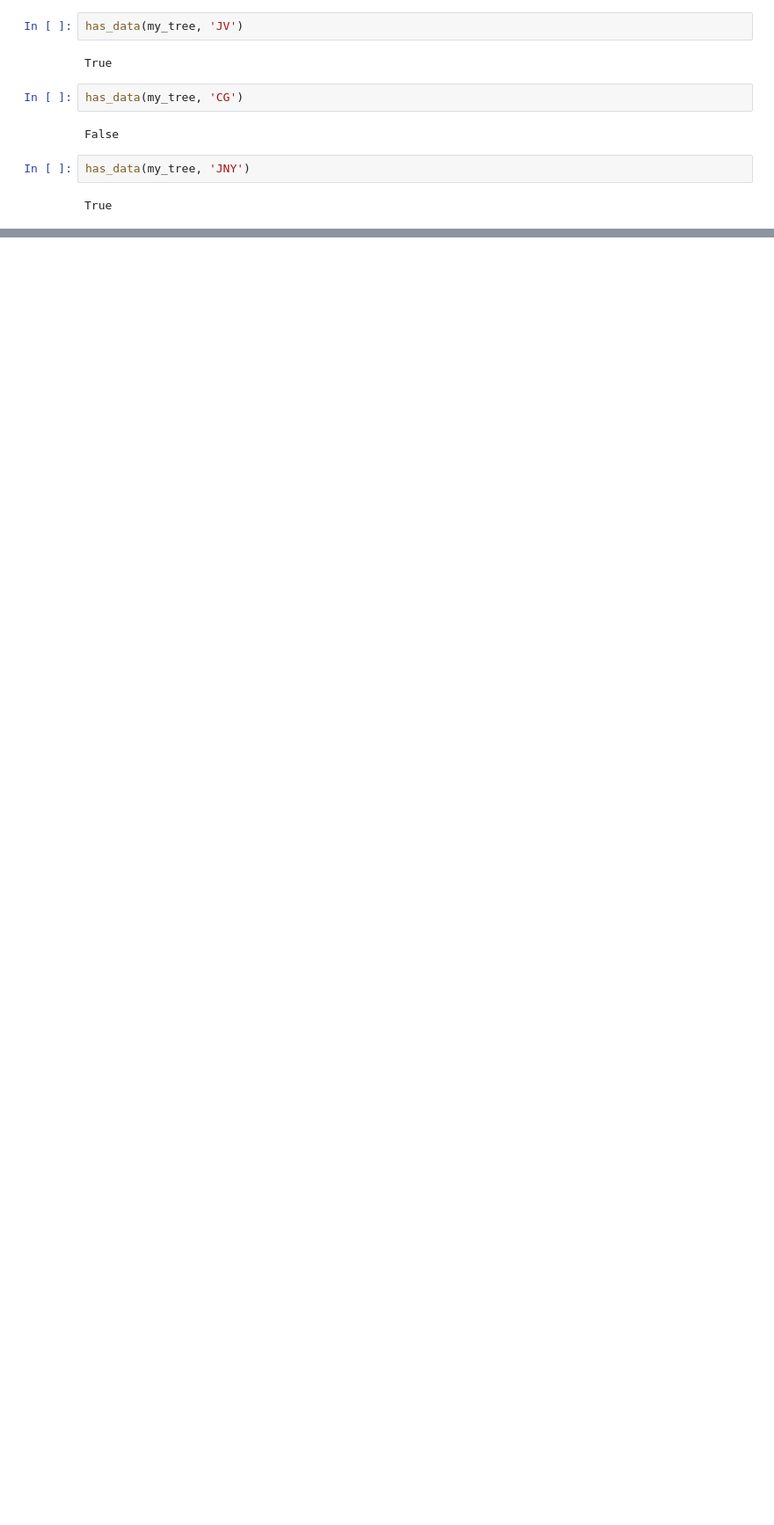
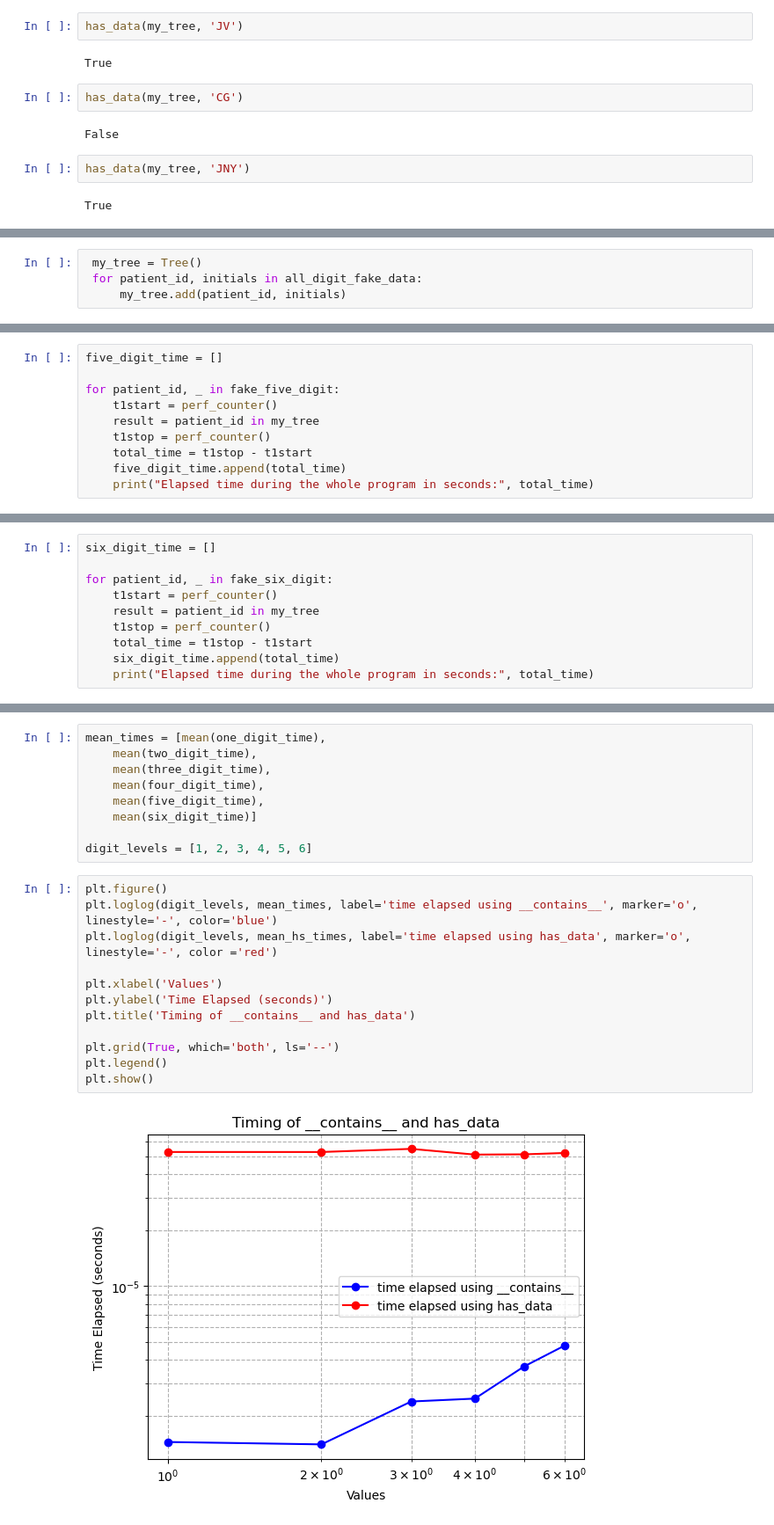
Before and after one commit to gheenc/Computational-Methods, a Jupyter notebook: pset1/set1 problem 4.ipynb, the cells around one changed output, grey strips where cells are left out. Shown at 88% size. Saved outputs shown, nothing was run; the diff lists cells and outputs as text; blank space fills up the shorter version.

```diff
--- a/pset1/set1 problem 4.ipynb
+++ b/pset1/set1 problem 4.ipynb
@@ -229,0 +285,4 @@ ValueError: x and y must have same first dimension, but have shapes (10,) and (1
+# %%
+ my_tree = Tree()
+ for patient_id, initials in all_digit_fake_data:
+     my_tree.add(patient_id, initials)
@@ -229,0 +401,10 @@ ValueError: x and y must have same first dimension, but have shapes (10,) and (1
+# %%
+five_digit_time = []
+
+for patient_id, _ in fake_five_digit:
+    t1start = perf_counter()
+    result = patient_id in my_tree
+    t1stop = perf_counter()
+    total_time = t1stop - t1start
+    five_digit_time.append(total_time)
+    print("Elapsed time during the whole program in seconds:", total_time)
@@ -229,0 +429,10 @@ ValueError: x and y must have same first dimension, but have shapes (10,) and (1
+# %%
+six_digit_time = []
+
+for patient_id, _ in fake_six_digit:
+    t1start = perf_counter()
+    result = patient_id in my_tree
+    t1stop = perf_counter()
+    total_time = t1stop - t1start
+    six_digit_time.append(total_time)
+    print("Elapsed time during the whole program in seconds:", total_time)
@@ -229,0 +457,23 @@ ValueError: x and y must have same first dimension, but have shapes (10,) and (1
+# %%
+mean_times = [mean(one_digit_time),
+    mean(two_digit_time),
+    mean(three_digit_time),
+    mean(four_digit_time),
+    mean(five_digit_time),
+    mean(six_digit_time)]
+
+digit_levels = [1, 2, 3, 4, 5, 6]
+# %%
+plt.figure()
+plt.loglog(digit_levels, mean_times, label='time elapsed using __contains__', marker='o', linestyle='-', color='blue')
+plt.loglog(digit_levels, mean_hs_times, label='time elapsed using has_data', marker='o', linestyle='-', color ='red')
+
+plt.xlabel('Values')
+plt.ylabel('Time Elapsed (seconds)')
+plt.title('Timing of __contains__ and has_data')
+
+plt.grid(True, which='both', ls='--')
+plt.legend()
+plt.show()
+# %% [output]
+[figure, added]
```
Also changed, not shown: parts of 45 cells of this notebook.
